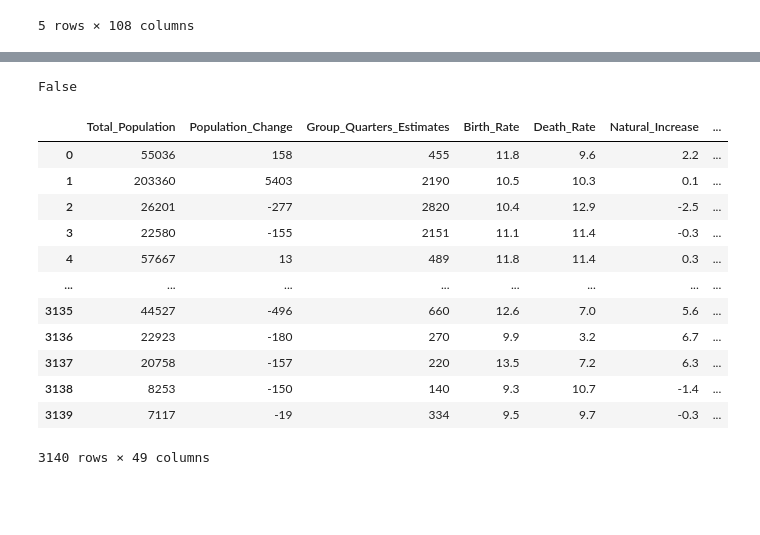
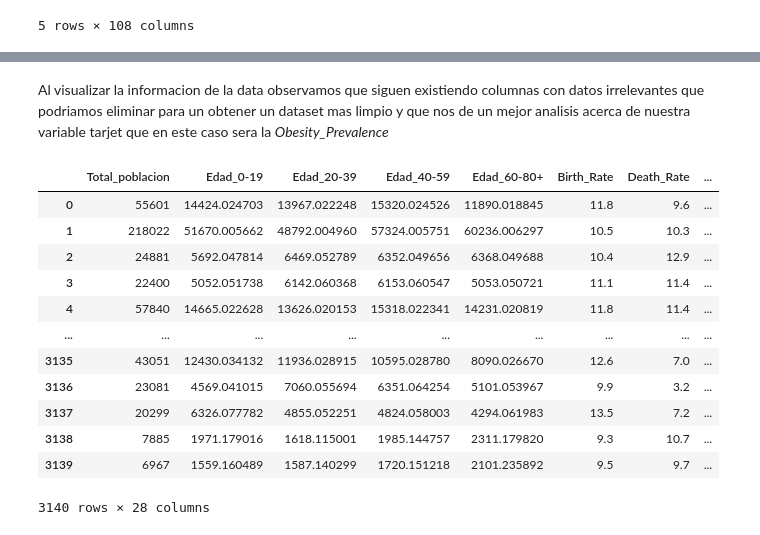
Before and after one commit to MariaDe96/Regularizados, a Jupyter notebook: src/explore.ipynb, the cells around one changed output, grey strips where cells are left out. Cells and saved outputs as stored; diff of their text form; code cells hidden in the pictures; blank space fills up the shorter version.

```diff
--- a/src/explore.ipynb
+++ b/src/explore.ipynb
@@ -43,0 +61,12 @@ memory usage: 2.6+ MB
+# %%
+#Agrupacion de las edades para lograr ver un dataset mas limpio
+if all(col in df.columns for col in ["TOT_POP", "19-Oct", "80+", "80+ y/o % of total pop"]):
+    df["Total_poblacion"] = df["TOT_POP"]
+    df["Edad_0-19"] = df["0-9"] + df["19-Oct"] + (df["10-19 y/o % of total pop"] *100 /df["TOT_POP"])
+    df["Edad_20-39"] = df["20-29"] + df["30-39"] + (df["20-29 y/o % of total pop"] *100 /df["TOT_POP"])
+    df["Edad_40-59"] = df["40-49"] + df["50-59"] + (df["40-49 y/o % of total pop"] *100 /df["TOT_POP"])
+    df["Edad_60-80+"] = df["60-69"] + df["70-79"] + df["80+"] + (df["60-69 y/o % of total pop"] *100 /df["TOT_POP"])
+
+else:
+    print(df.columns)
+df
@@ -230,14 +276,0 @@ df
-# %%
-# Asegurarse de que las columnas existen antes de operar
-if all(col in df.columns for col in ["TOT_POP", "19-Oct", "80+", "80+ y/o % of total pop"]):
-
-    # Transformaciones corregidas
-    df["Total_poblacion"] = df["TOT_POP"]
-    df["Edad_0-19"] = df["0-9"] + df["19-Oct"] + (df["10-19 y/o % of total pop"] * df["TOT_POP"] / 100)
-    df["Edad_20-39"] = df["20-29"] + df["30-39"] + (df["20-29 y/o % of total pop"] * df["TOT_POP"] / 100)
-    df["Edad_40-59"] = df["40-49"] + df["50-59"] + (df["40-49 y/o % of total pop"] * df["TOT_POP"] / 100)
-    df["Edad_60-80+"] = df["60-69"] + df["70-79"] + df["80+"] + (df["60-69 y/o % of total pop"] * df["TOT_POP"] / 100)
-
-else:
-    print("⚠️ Algunas columnas no existen en el DataFrame. Revisa los nombres con print(df.columns)")
-df
@@ -296,29 +295,33 @@ Data columns (total 74 columns):
 dtypes: float64(44), int64(28), object(2)
 memory usage: 1.8+ MB
-# %%
-print(df.isnull().values.any())
-# %% [output]
-False
+# %% [markdown]
+Al visualizar la informacion de la data observamos que siguen existiendo columnas con datos irrelevantes que podriamos eliminar para un obtener un dataset mas limpio y que nos de un mejor analisis acerca de nuestra variable tarjet que en este caso sera la *Obesity_Prevalence*
 # %%
+#Elimnamos columnas con datos irrelevantes y creamos nuestro data nuevo
 df_new = df.drop(columns=["fips", "White_Pop" , "Black_Pop", "Native_Pop", "Asian_Pop", "Hawaiian_Pop", "Mixed_Pop", "White_Pop_Percent", "Black_Pop_Percent", "Native_Pop_Percent", "Asian_Pop_Percent", "Hawaiian_Pop_Percent", "Mixed_Pop_Percent", "County",
                            "State", "State_FIPS", "County_FIPS", "International_Migration", "Domestic_Migration",
                            "No_High_School", "High_School_Only", "Some_College", "Bachelor_or_Higher",
-                           "Income_Confidence_Lower", "Income_Confidence_Upper"])
+                           "Income_Confidence_Lower", "Income_Confidence_Upper", "Total_Population",
+                           "Population_Change", "Group_Quarters_Estimates", "Natural_Increase", "Net_Migration",
+                           "Labor_Force", "Employed", "Unemployed", "Unemployment_Rate",
+                           "HeartDisease_Prevalence", "COPD_Prevalence", "Diabetes_Prevalence", "CKD_Prevalence",
+                           "HeartDisease_CI_Lower", "HeartDisease_CI_Upper", "COPD_CI_Lower", "COPD_CI_Upper",
+                           "Diabetes_CI_Lower", "Diabetes_CI_Upper", "CKD_CI_Lower", "CKD_CI_Upper"])
 df_new
 # %% [output]
-|  | Total_Population | Population_Change | Group_Quarters_Estimates | Birth_Rate | Death_Rate | Natural_Increase | ... |
-| 0 | 55036 | 158 | 455 | 11.8 | 9.6 | 2.2 | ... |
-| 1 | 203360 | 5403 | 2190 | 10.5 | 10.3 | 0.1 | ... |
-| 2 | 26201 | -277 | 2820 | 10.4 | 12.9 | -2.5 | ... |
-| 3 | 22580 | -155 | 2151 | 11.1 | 11.4 | -0.3 | ... |
-| 4 | 57667 | 13 | 489 | 11.8 | 11.4 | 0.3 | ... |
-| ... | ... | ... | ... | ... | ... | ... | ... |
-| 3135 | 44527 | -496 | 660 | 12.6 | 7.0 | 5.6 | ... |
-| 3136 | 22923 | -180 | 270 | 9.9 | 3.2 | 6.7 | ... |
-| 3137 | 20758 | -157 | 220 | 13.5 | 7.2 | 6.3 | ... |
-| 3138 | 8253 | -150 | 140 | 9.3 | 10.7 | -1.4 | ... |
-| 3139 | 7117 | -19 | 334 | 9.5 | 9.7 | -0.3 | ... |
+|  | Total_poblacion | Edad_0-19 | Edad_20-39 | Edad_40-59 | Edad_60-80+ | Birth_Rate | Death_Rate | ... |
+| 0 | 55601 | 14424.024703 | 13967.022248 | 15320.024526 | 11890.018845 | 11.8 | 9.6 | ... |
+| 1 | 218022 | 51670.005662 | 48792.004960 | 57324.005751 | 60236.006297 | 10.5 | 10.3 | ... |
+| 2 | 24881 | 5692.047814 | 6469.052789 | 6352.049656 | 6368.049688 | 10.4 | 12.9 | ... |
+| 3 | 22400 | 5052.051738 | 6142.060368 | 6153.060547 | 5053.050721 | 11.1 | 11.4 | ... |
+| 4 | 57840 | 14665.022628 | 13626.020153 | 15318.022341 | 14231.020819 | 11.8 | 11.4 | ... |
+| ... | ... | ... | ... | ... | ... | ... | ... | ... |
+| 3135 | 43051 | 12430.034132 | 11936.028915 | 10595.028780 | 8090.026670 | 12.6 | 7.0 | ... |
+| 3136 | 23081 | 4569.041015 | 7060.055694 | 6351.064254 | 5101.053967 | 9.9 | 3.2 | ... |
+| 3137 | 20299 | 6326.077782 | 4855.052251 | 4824.058003 | 4294.061983 | 13.5 | 7.2 | ... |
+| 3138 | 7885 | 1971.179016 | 1618.115001 | 1985.144757 | 2311.179820 | 9.3 | 10.7 | ... |
+| 3139 | 6967 | 1559.160489 | 1587.140299 | 1720.151218 | 2101.235892 | 9.5 | 9.7 | ... |
-3140 rows × 49 columns
+3140 rows × 28 columns
 # %%
 df_new.info()
 # %% [output]
```
Also changed, not shown: parts of 68 cells of this notebook.
